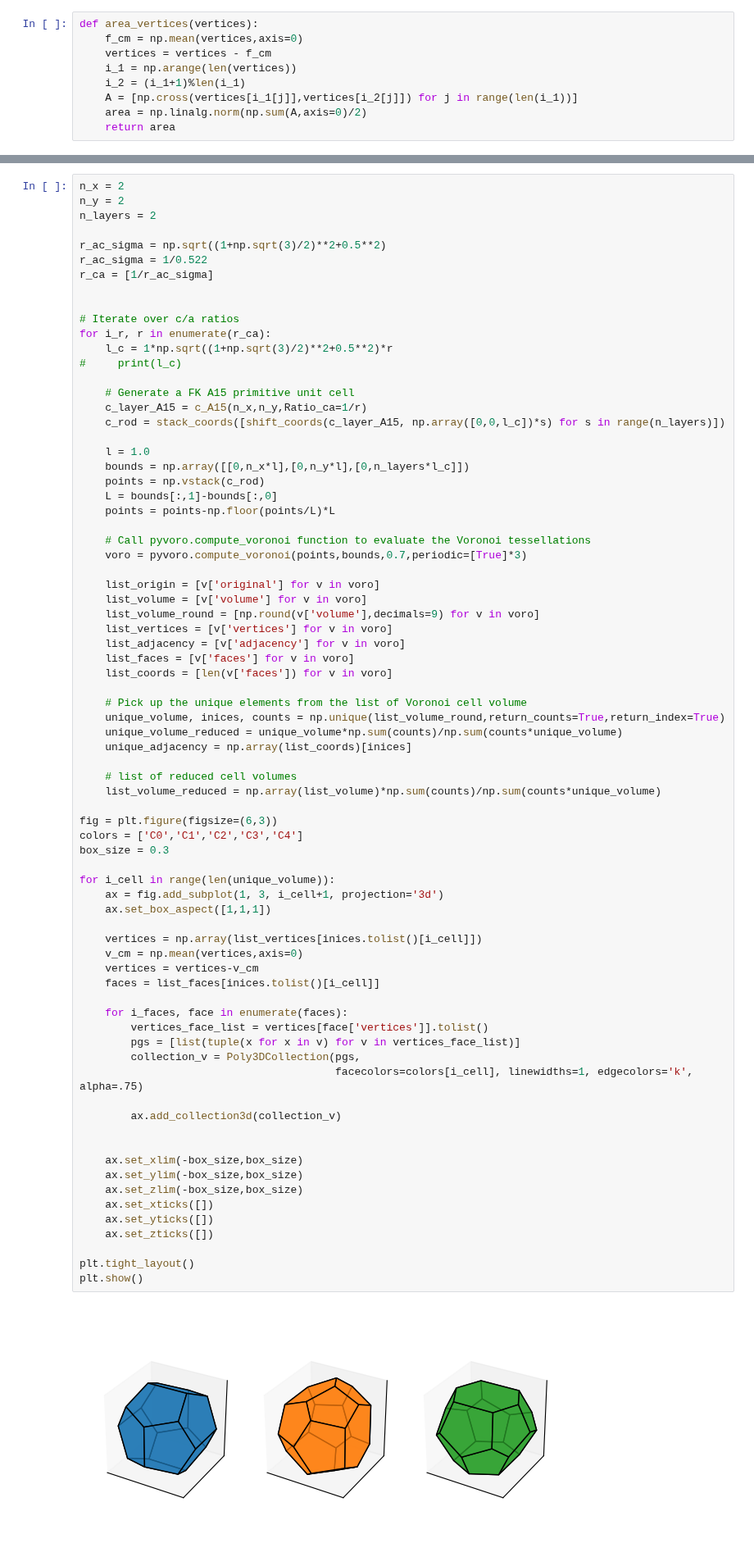
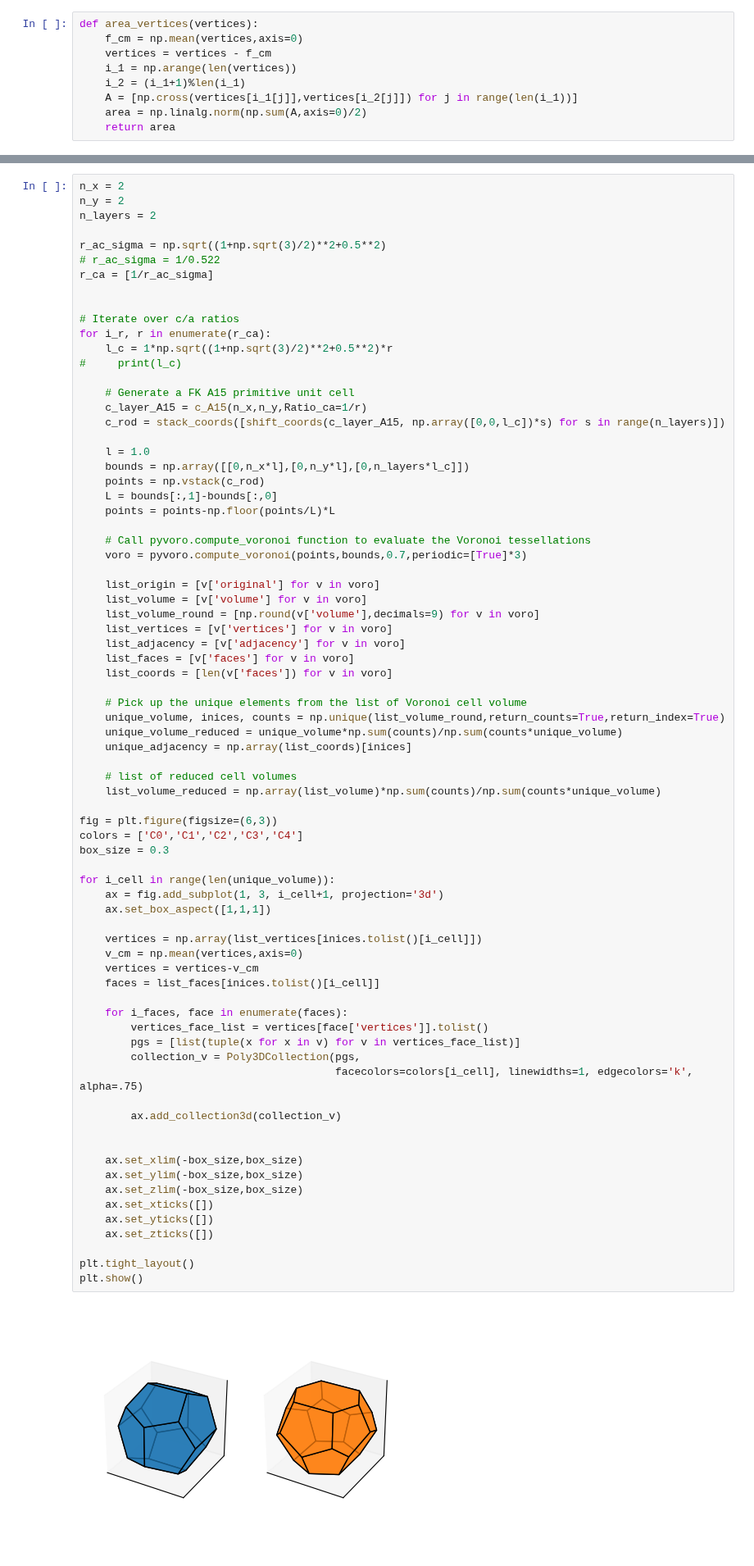
Before and after one commit to ch-tung/QC_scattering, a Jupyter notebook: test_FK-A15_ca_ratio_voronoi.ipynb, the cells around one changed output, grey strips where cells are left out. Shown at 82% size. Saved outputs shown, nothing was run; the diff lists cells and outputs as text.

```diff
--- a/test_FK-A15_ca_ratio_voronoi.ipynb
+++ b/test_FK-A15_ca_ratio_voronoi.ipynb
@@ -133,7 +132,7 @@ n_y = 2
 n_layers = 2
 
 r_ac_sigma = np.sqrt((1+np.sqrt(3)/2)**2+0.5**2)
-r_ac_sigma = 1/0.522
+# r_ac_sigma = 1/0.522
 r_ca = [1/r_ac_sigma]
 
 
@@ -176,34 +175,34 @@ colors = ['C0','C1','C2','C3','C4']
 box_size = 0.3
 
 for i_cell in range(len(unique_volume)):
     ax = fig.add_subplot(1, 3, i_cell+1, projection='3d')
     ax.set_box_aspect([1,1,1])
 
     vertices = np.array(list_vertices[inices.tolist()[i_cell]])
     v_cm = np.mean(vertices,axis=0)
     vertices = vertices-v_cm
     faces = list_faces[inices.tolist()[i_cell]]
 
     for i_faces, face in enumerate(faces):
         vertices_face_list = vertices[face['vertices']].tolist()
         pgs = [list(tuple(x for x in v) for v in vertices_face_list)]
         collection_v = Poly3DCollection(pgs,
                                         facecolors=colors[i_cell], linewidths=1, edgecolors='k', alpha=.75)
 
         ax.add_collection3d(collection_v)
 
 
     ax.set_xlim(-box_size,box_size)
     ax.set_ylim(-box_size,box_size)
     ax.set_zlim(-box_size,box_size)
     ax.set_xticks([])
     ax.set_yticks([])
     ax.set_zticks([])
 
 plt.tight_layout()
 plt.show()
 # %% [output]
-[figure, old version]
+[figure, new version]
 # %%
 fig = plt.figure(figsize=(8,6))
 ax = fig.add_subplot(1, 1, 1, projection='3d')
```
Also changed, not shown: parts of 4 cells of this notebook.
